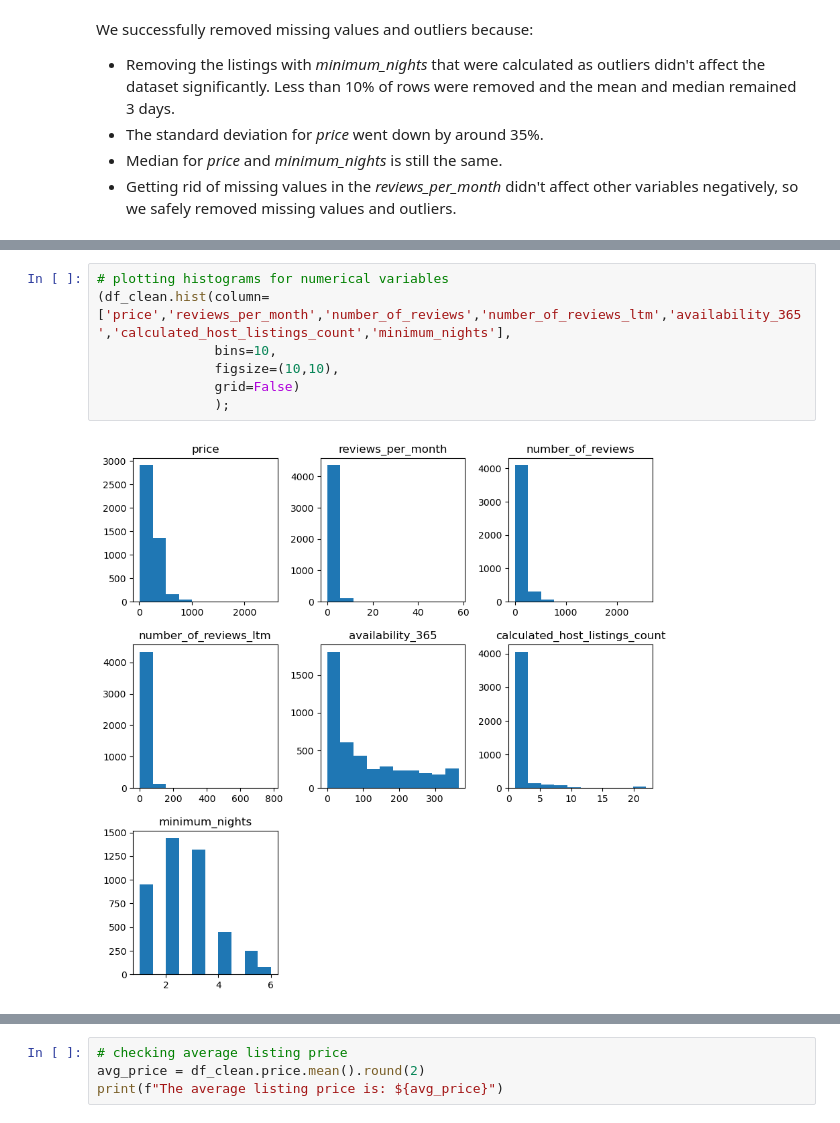
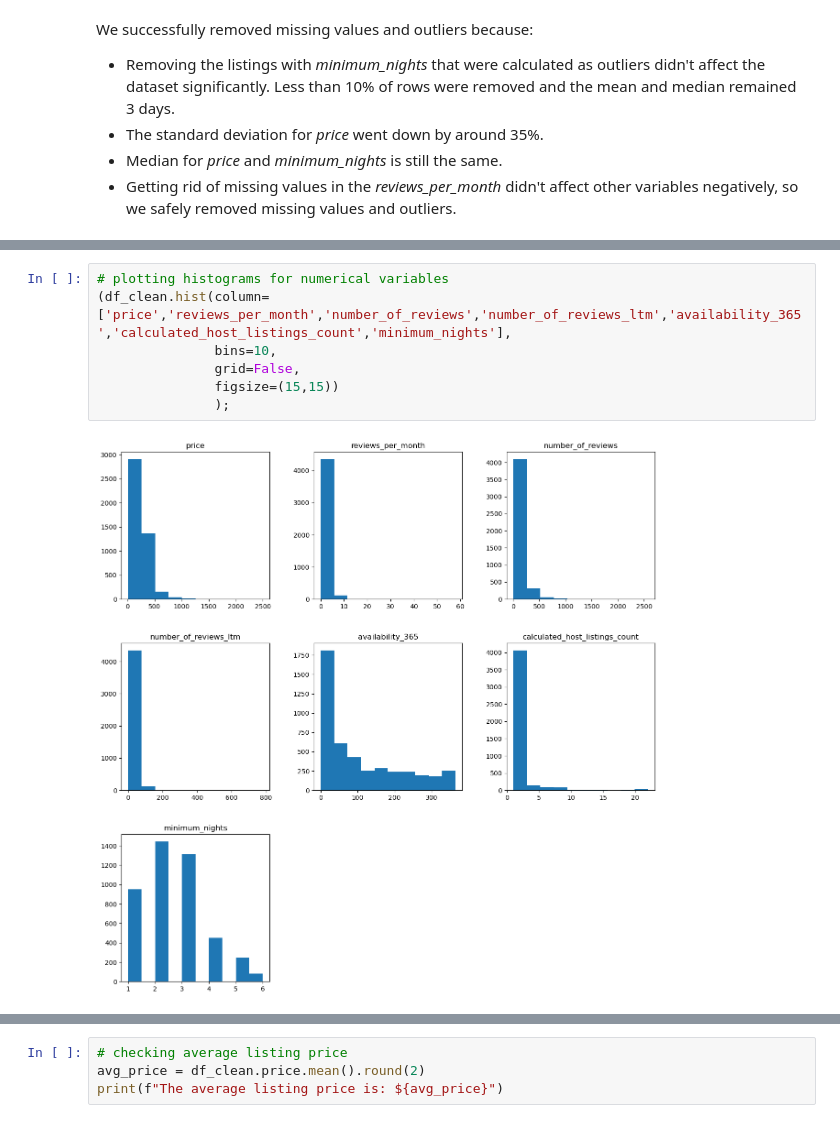
Before and after one commit to pedrohfm/dsnp, a Jupyter notebook: analise-dados-e-pandas/pedrohfm-airbnb-data-analysis-2024.ipynb, the cells around one changed output, grey strips where cells are left out. Saved outputs shown, nothing was run; the diff lists cells and outputs as text.

```diff
--- a/analise-dados-e-pandas/pedrohfm-airbnb-data-analysis-2024.ipynb
+++ b/analise-dados-e-pandas/pedrohfm-airbnb-data-analysis-2024.ipynb
@@ -352,10 +382,10 @@ We successfully removed missing values and  outliers because:
 # %%
 # plotting histograms for numerical variables
 (df_clean.hist(column=['price','reviews_per_month','number_of_reviews','number_of_reviews_ltm','availability_365','calculated_host_listings_count','minimum_nights'],
                bins=10,
-               figsize=(10,10),
-               grid=False)
+               grid=False,
+               figsize=(15,15))
                );
 # %% [output]
-[figure, old version]
+[figure, new version]
 # %%
```
Also changed, not shown: parts of 26 cells of this notebook, 1 other file.
